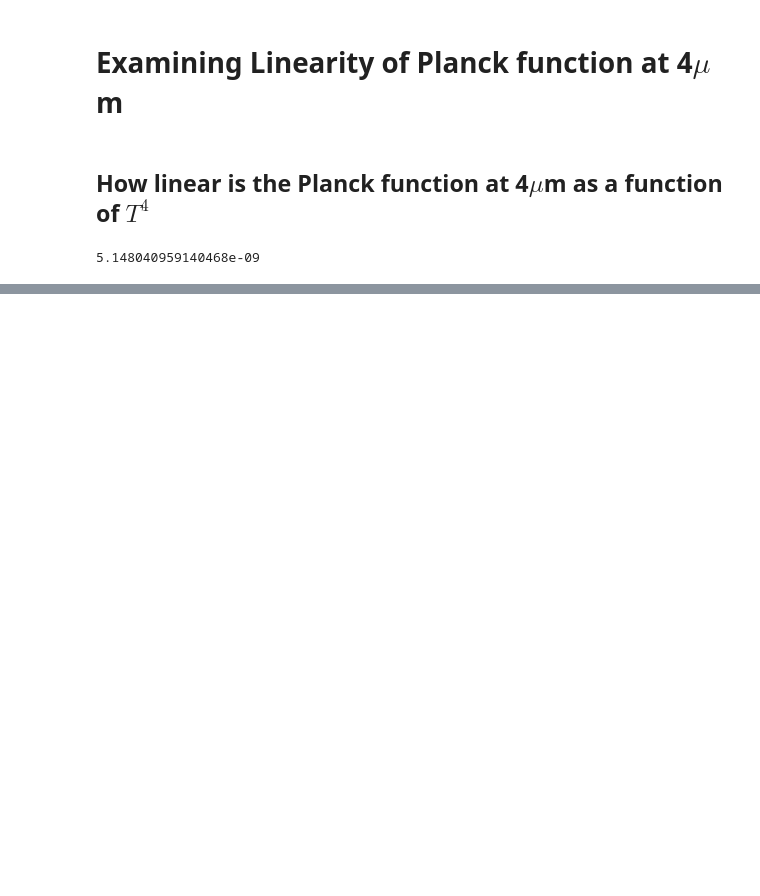
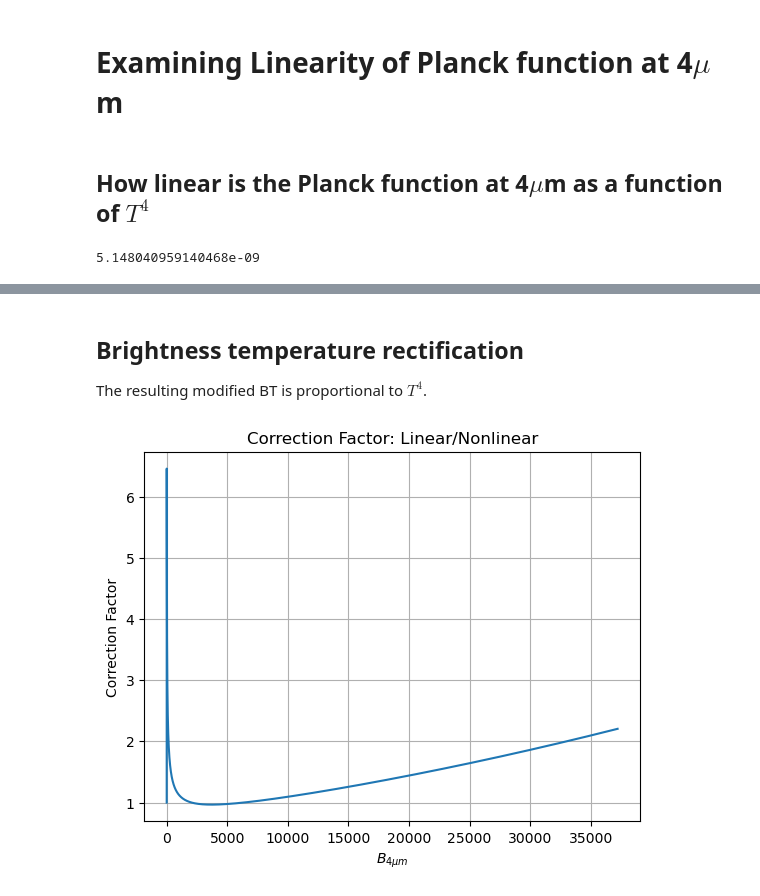
Before and after one commit to GEOS-ESM/QFED, a Jupyter notebook: src/Notebooks/plumerise/planck_at_4um.ipynb, the cells around one changed output, grey strips where cells are left out. Drawn from its saved outputs; the diff is of its cells as text; code cells hidden in the pictures; blank space fills up the shorter version.

```diff
--- a/src/Notebooks/plumerise/planck_at_4um.ipynb
+++ b/src/Notebooks/plumerise/planck_at_4um.ipynb
@@ -36,0 +45,10 @@ plt.grid(), plt.legend()
+# %% [markdown]
+## Brightness temperature rectification
+The resulting modified BT is proportional to $T^4$.
+# %%
+factor = PL/P
+plt.plot(P,factor)
+plt.xlabel(r'$B_{4\mu m}$'), plt.ylabel('Correction Factor'), plt.title('Correction Factor: Linear/Nonlinear')
+plt.grid()
+# %% [output]
+[figure, added]
```
Also changed, not shown: parts of 8 cells of this notebook.
